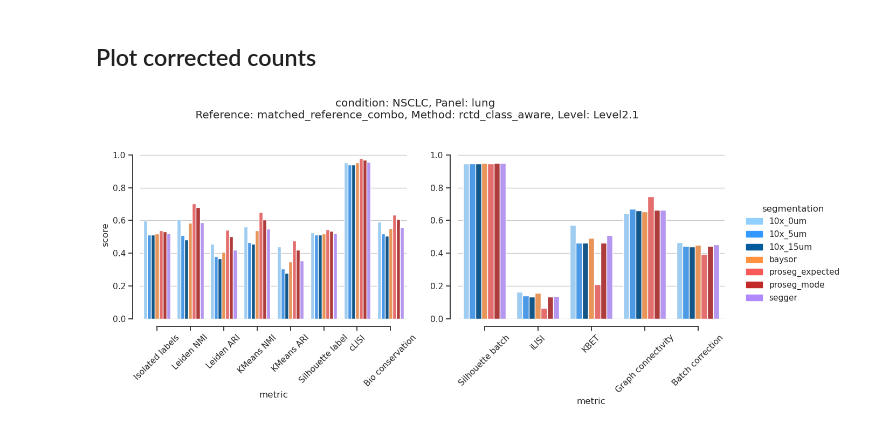
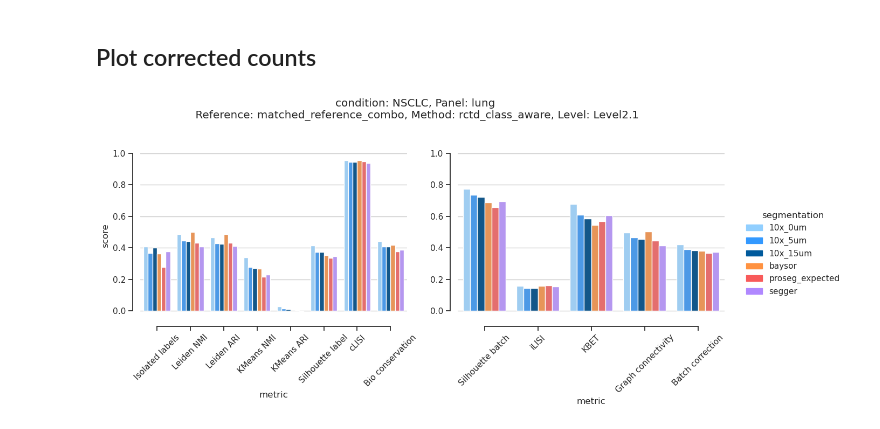
Before and after one commit to bdsc-tds/Bilous2025, a Jupyter notebook: workflow/notebooks/xenium/1-xenium_scib_metrics.ipynb, the cells around one changed output. Saved outputs shown, nothing was run; the diff lists cells and outputs as text; code cells hidden in the pictures.

```diff
--- a/workflow/notebooks/xenium/1-xenium_scib_metrics.ipynb
+++ b/workflow/notebooks/xenium/1-xenium_scib_metrics.ipynb
@@ -373,13 +304,13 @@ batchcor_metrics = ['iLISI','Graph connectivity','KBET','Silhouette batch','Batc
 df = {}
 for segmentation in (segmentations := std_seurat_analysis_dir.iterdir()):
 
-    k = (segmentation.stem,condition,panel,normalisation)
+    k = (segmentation.stem,condition,panel)#,normalisation)
     name = '/'.join(k)
-    scib_metrics_file = results_dir / f"scib_metrics_panel/{name}/scib_metrics_{layer}_{reference}_{method}_{level}_{n_comps=}_{max_n_cells=}.parquet"
+    scib_metrics_file = results_dir / f"scib_metrics_panel_corrected_counts_old/{name}/scib_metrics_{layer}_{reference}_{method}_{level}_{n_comps=}_{max_n_cells=}.parquet"
     if scib_metrics_file.exists():
         df[k] = pd.read_parquet(scib_metrics_file).squeeze()
 df = pd.concat(df).reset_index()
-df.columns = xenium_levels
+df.columns = xenium_levels[:-3]+xenium_levels[-2:]
 
 
 # plotting params, palette
@@ -387,31 +318,31 @@ title = f"condition: {plot_condition}, Panel: {plot_panel}\n Reference: {referen
 unique_labels = [c for c in hue_order if c in np.unique(df[hue].dropna())]
 unique_labels = unique_labels + [c for c in np.unique(df[hue].dropna()) if c not in unique_labels]
 palette = {u: palette[u] for u in unique_labels}
 legend_handles = [mpatches.Patch(color=color, label=label) for label, color in palette.items()]
 
 # Create joint boxplot
 sns.set(style="ticks")
 f, axs = plt.subplots(1,2,figsize=(12, 6),sharey=True)
 g = sns.barplot(df.query("metric in @biocons_metrics"),x='metric',y='score', hue=hue, hue_order=unique_labels, legend=False, palette=palette,ax=axs[0])
 g = sns.barplot(df.query("metric in @batchcor_metrics"),x='metric',y='score', hue=hue, hue_order=unique_labels, legend=False, palette=palette,ax=axs[1])
 
 sns.despine(offset=10, trim=True)
 axs[0].yaxis.grid(True)
 axs[1].yaxis.grid(True)
 axs[1].yaxis.set_tick_params(labelleft=True)
 axs[0].xaxis.set_tick_params(rotation=45)
 axs[1].xaxis.set_tick_params(rotation=45)
 
 plt.suptitle(title)
 f.legend(
     handles=legend_handles,
     loc="center left",
     bbox_to_anchor=(1, 0.5),
     title=hue,
     frameon=False,
 )
 plt.tight_layout(rect=[0, 0, 1, 0.95])
 # plt.savefig(out_file, dpi=dpi, bbox_inches="tight")
 plt.show()
 # %% [output]
-[figure, old version]
+[figure, new version]
```
Also changed, not shown: parts of 5 cells of this notebook, 13 other files.
